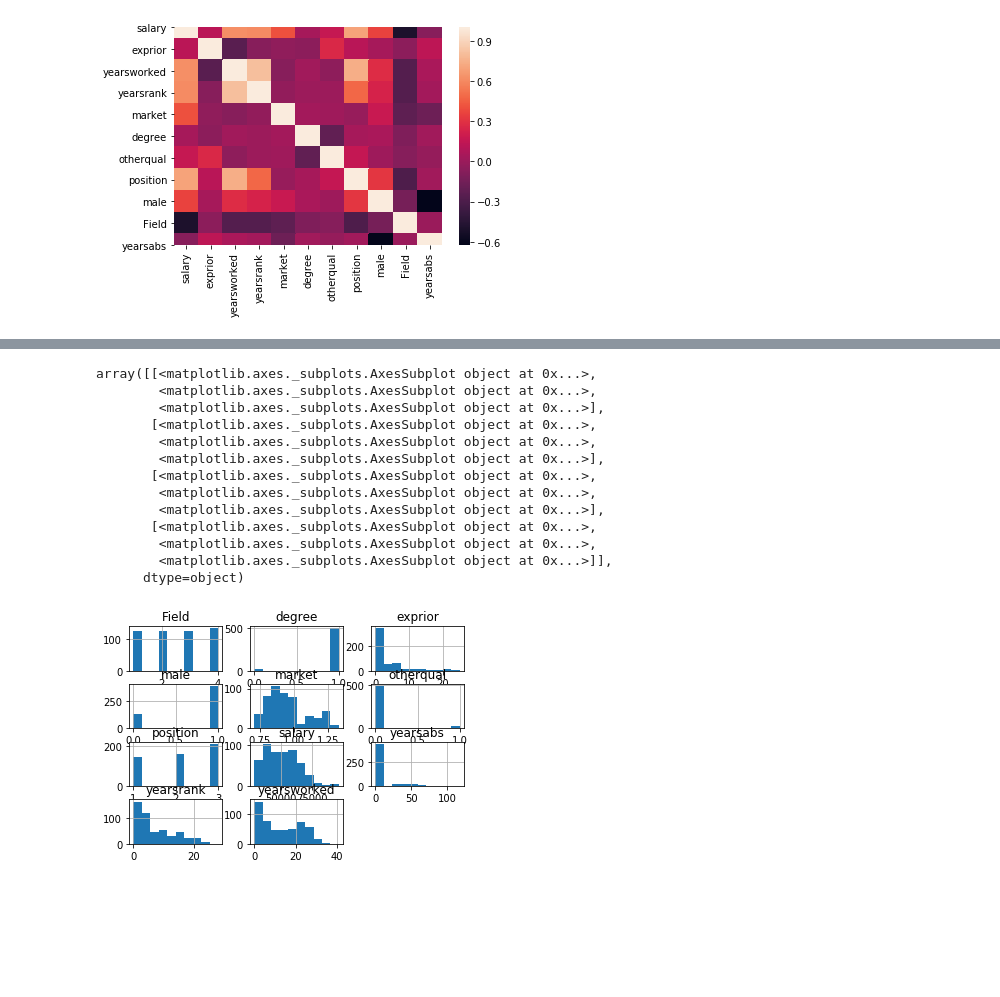
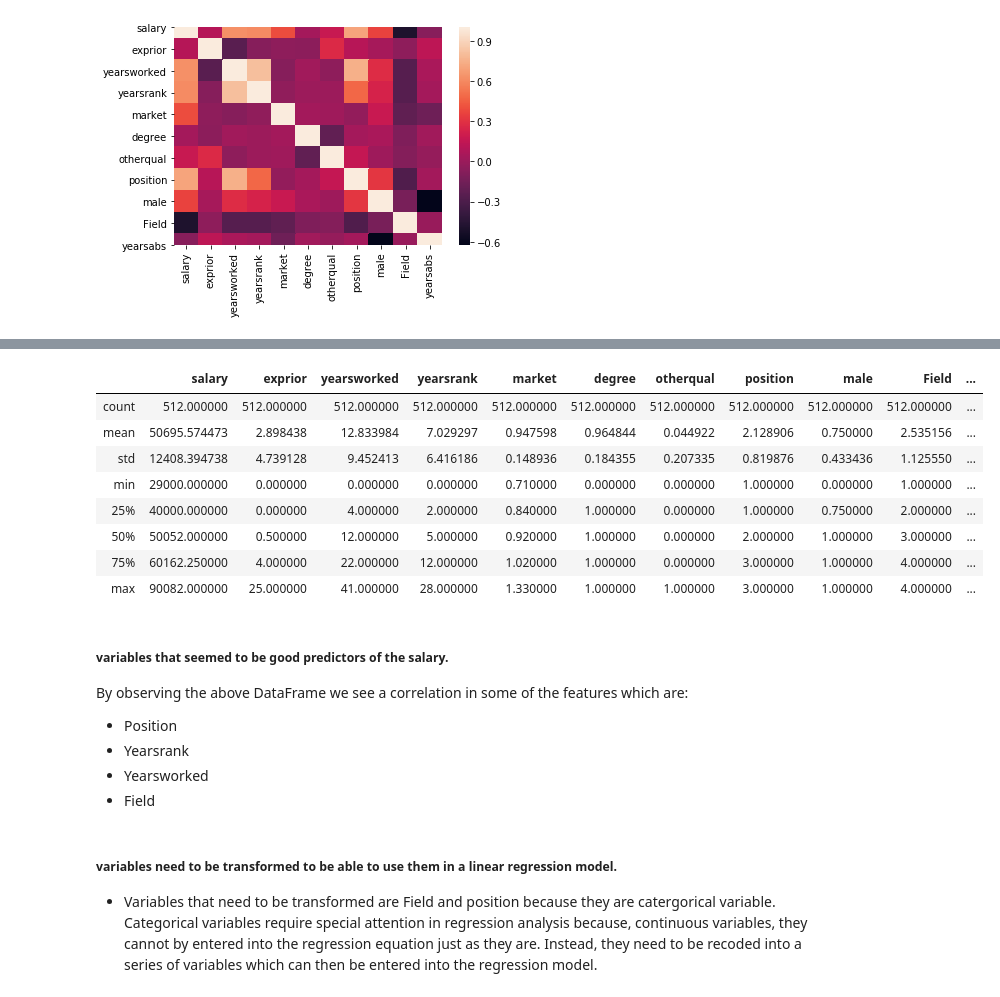
Before and after one commit to KhomotsoT/Multivariate_linear_regression, a Jupyter notebook: Multivariate_linear_regresion.ipynb, the cells around one changed output, grey strips where cells are left out. Drawn from its saved outputs; the diff is of its cells as text; code cells hidden in the pictures; blank space fills up the shorter version.

```diff
--- a/Multivariate_linear_regresion.ipynb
+++ b/Multivariate_linear_regresion.ipynb
@@ -95,17 +126,22 @@ predictors
-# %%
-_ = new_salary_data.hist()
-# %% [output]
-array([[<matplotlib.axes._subplots.AxesSubplot object at 0x...>,
-        <matplotlib.axes._subplots.AxesSubplot object at 0x...>,
-        <matplotlib.axes._subplots.AxesSubplot object at 0x...>],
-       [<matplotlib.axes._subplots.AxesSubplot object at 0x...>,
-        <matplotlib.axes._subplots.AxesSubplot object at 0x...>,
-        <matplotlib.axes._subplots.AxesSubplot object at 0x...>],
-       [<matplotlib.axes._subplots.AxesSubplot object at 0x...>,
-        <matplotlib.axes._subplots.AxesSubplot object at 0x...>,
-        <matplotlib.axes._subplots.AxesSubplot object at 0x...>],
-       [<matplotlib.axes._subplots.AxesSubplot object at 0x...>,
-        <matplotlib.axes._subplots.AxesSubplot object at 0x...>,
-        <matplotlib.axes._subplots.AxesSubplot object at 0x...>]],
-      dtype=object)
-[figure, removed]
+# %%
+new_salary_data.describe()
+# %% [output]
+|  | salary | exprior | yearsworked | yearsrank | market | degree | otherqual | position | male | Field | ... |
+| count | 512.000000 | 512.000000 | 512.000000 | 512.000000 | 512.000000 | 512.000000 | 512.000000 | 512.000000 | 512.000000 | 512.000000 | ... |
+| mean | 50695.574473 | 2.898438 | 12.833984 | 7.029297 | 0.947598 | 0.964844 | 0.044922 | 2.128906 | 0.750000 | 2.535156 | ... |
+| std | 12408.394738 | 4.739128 | 9.452413 | 6.416186 | 0.148936 | 0.184355 | 0.207335 | 0.819876 | 0.433436 | 1.125550 | ... |
+| min | 29000.000000 | 0.000000 | 0.000000 | 0.000000 | 0.710000 | 0.000000 | 0.000000 | 1.000000 | 0.000000 | 1.000000 | ... |
+| 25% | 40000.000000 | 0.000000 | 4.000000 | 2.000000 | 0.840000 | 1.000000 | 0.000000 | 1.000000 | 0.750000 | 2.000000 | ... |
+| 50% | 50052.000000 | 0.500000 | 12.000000 | 5.000000 | 0.920000 | 1.000000 | 0.000000 | 2.000000 | 1.000000 | 3.000000 | ... |
+| 75% | 60162.250000 | 4.000000 | 22.000000 | 12.000000 | 1.020000 | 1.000000 | 0.000000 | 3.000000 | 1.000000 | 4.000000 | ... |
+| max | 90082.000000 | 25.000000 | 41.000000 | 28.000000 | 1.330000 | 1.000000 | 1.000000 | 3.000000 | 1.000000 | 4.000000 | ... |
+# %% [markdown]
+##### variables that seemed to be good predictors of the salary.
+By observing the above DataFrame we see a correlation in some of the features which are:
+* Position
+* Yearsrank
+* Yearsworked
+* Field
+# %% [markdown]
+##### variables need to be transformed to be able to use them in a linear regression model.
+* Variables that need to be transformed are Field and position because they are catergorical variable. Categorical variables require special attention in regression analysis because, continuous variables, they cannot by entered into the regression equation just as they are.  Instead, they need to be recoded into a series of variables which can then be entered into the regression model.
```
Also changed, not shown: parts of 16 cells of this notebook.
